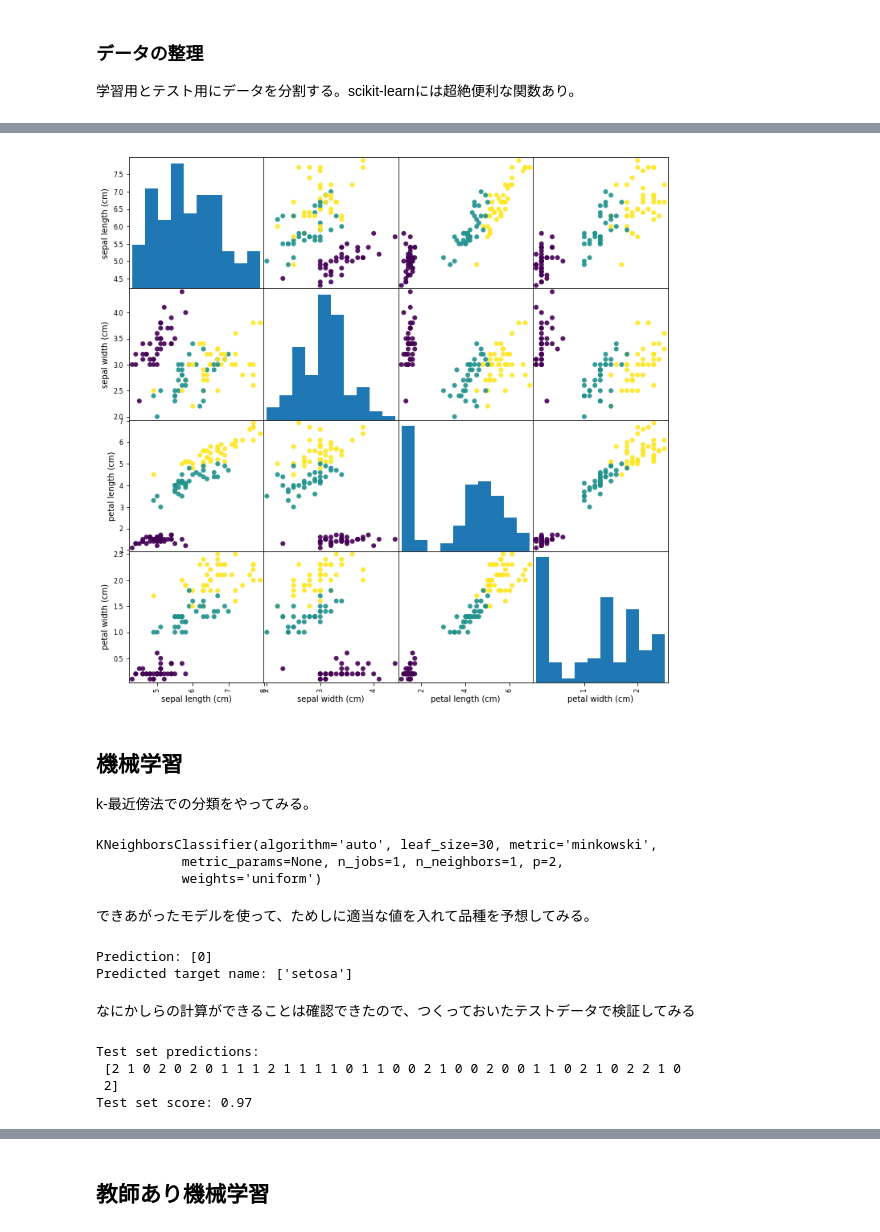
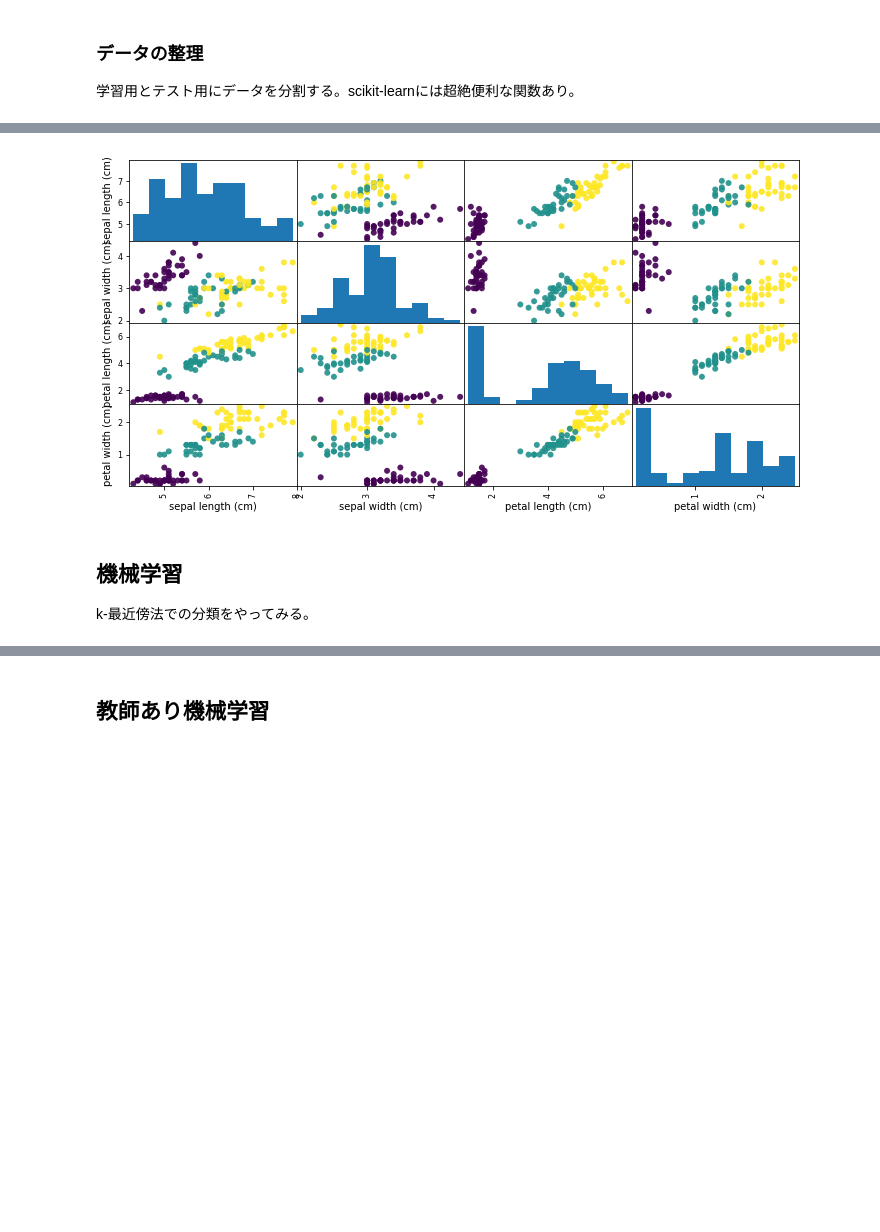
Before and after one commit to zurustar/TIL, a Jupyter notebook: ML/Pythonではじめる機械学習.ipynb, the cells around one changed output, grey strips where cells are left out. Cells and saved outputs as stored; diff of their text form; code cells hidden in the pictures; blank space fills up the shorter version.

```diff
--- a/ML/Pythonではじめる機械学習.ipynb
+++ b/ML/Pythonではじめる機械学習.ipynb
@@ -117,38 +64,14 @@ X_train, X_test, y_train, y_test = train_test_split(iris_dataset['data'], iris_d
 # %%
-import pandas as pd
-iris_dataframe = pd.DataFrame(X_train, columns=iris_dataset.feature_names)
-dummy = pd.plotting.scatter_matrix(iris_dataframe, c=y_train, marker='o', alpha=0.9, figsize=(12,12))
+def visualize_iris_test():
+    from sklearn.datasets import load_iris
+    iris_dataset = load_iris()
+    X_train, X_test, y_train, y_test = train_test_split(iris_dataset['data'], iris_dataset['target'], random_state=0)
+    iris_dataframe = pd.DataFrame(X_train, columns=iris_dataset.feature_names)
+    dummy = pd.plotting.scatter_matrix(iris_dataframe, c=y_train, marker='o', alpha=0.9, figsize=(12,6))
+visualize_iris_test()
 # %% [output]
-[figure, old version]
+[figure, new version]
 # %% [markdown]
 ## 機械学習
 
 k-最近傍法での分類をやってみる。
-# %%
-from sklearn.neighbors import KNeighborsClassifier
-knn = KNeighborsClassifier(n_neighbors=1)
-knn.fit(X_train, y_train)
-# %% [output]
-KNeighborsClassifier(algorithm='auto', leaf_size=30, metric='minkowski',
-           metric_params=None, n_jobs=1, n_neighbors=1, p=2,
-           weights='uniform')
-# %% [markdown]
-できあがったモデルを使って、ためしに適当な値を入れて品種を予想してみる。
-# %%
-prediction = knn.predict(np.array([[5,2.9,1,0.2]]))
-print("Prediction: {}".format(prediction))
-print("Predicted target name: {}".format(iris_dataset["target_names"][prediction]))
-# %% [output]
-Prediction: [0]
-Predicted target name: ['setosa']
-# %% [markdown]
-なにかしらの計算ができることは確認できたので、つくっておいたテストデータで検証してみる
-# %%
-y_pred = knn.predict(X_test)
-print("Test set predictions:\n {}".format(y_pred))
-print("Test set score: {:.2f}".format(np.mean(y_pred == y_test)))
-# %% [output]
-Test set predictions:
- [2 1 0 2 0 2 0 1 1 1 2 1 1 1 1 0 1 1 0 0 2 1 0 0 2 0 0 1 1 0 2 1 0 2 2 1 0
- 2]
-Test set score: 0.97
```
Also changed, not shown: parts of 34 cells of this notebook.
